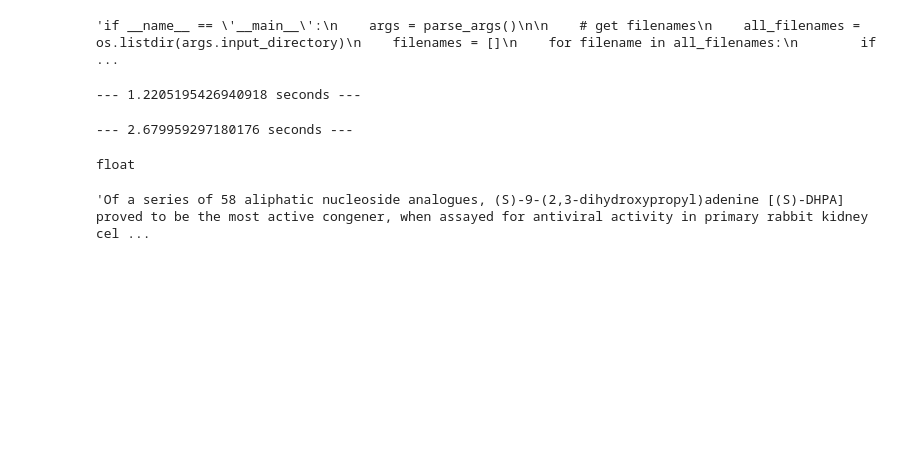
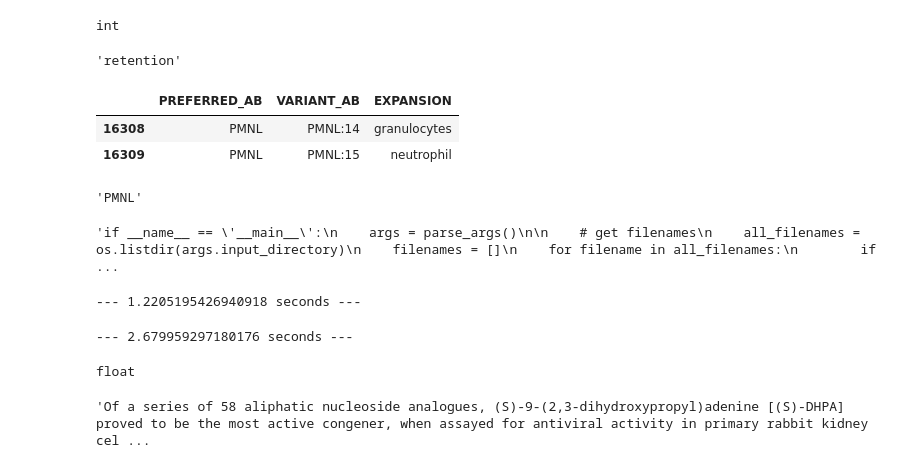
Before and after one commit to fhidalgor/erdos2021-project, a Jupyter notebook: engine/preprocess/temp.ipynb, the cells around one changed output. Saved outputs shown, nothing was run; the diff lists cells and outputs as text; code cells hidden in the pictures; blank space fills up the shorter version.

```diff
--- a/engine/preprocess/temp.ipynb
+++ b/engine/preprocess/temp.ipynb
@@ -26,0 +79,10 @@ file:///home/frankhidalgo/Erdos/erdos2021-project/datasets/pubmed/ftp.ncbi.nlm.n
+# %%
+sorted_tuples = sorted(asas, key=lambda x: x[0])
+type(sorted_tuples[1][0])
+# %% [output]
+int
+# %%
+df = pd.read_csv("../../datasets/pubmed/replaced_abstracts/demo_longforms.csv", converters={'long_forms': eval})
+df['long_forms'][0][0]
+# %% [output]
+'retention'
@@ -27,3 +96,13 @@ file:///home/frankhidalgo/Erdos/erdos2021-project/datasets/pubmed/ftp.ncbi.nlm.n
+# %%
+ADAM_DF[ADAM_DF.PREFERRED_AB=='PMNL']
+# %% [output]
+|  | PREFERRED_AB | VARIANT_AB | EXPANSION |
+| 16308 | PMNL | PMNL:14 | granulocytes |
+| 16309 | PMNL | PMNL:15 | neutrophil |
+# %%
+text2[252:256]
+# %% [output]
+'PMNL'
 # %%
 from lxml import etree
 import argparse
```
Also changed, not shown: parts of 29 cells of this notebook, 9 other files.
